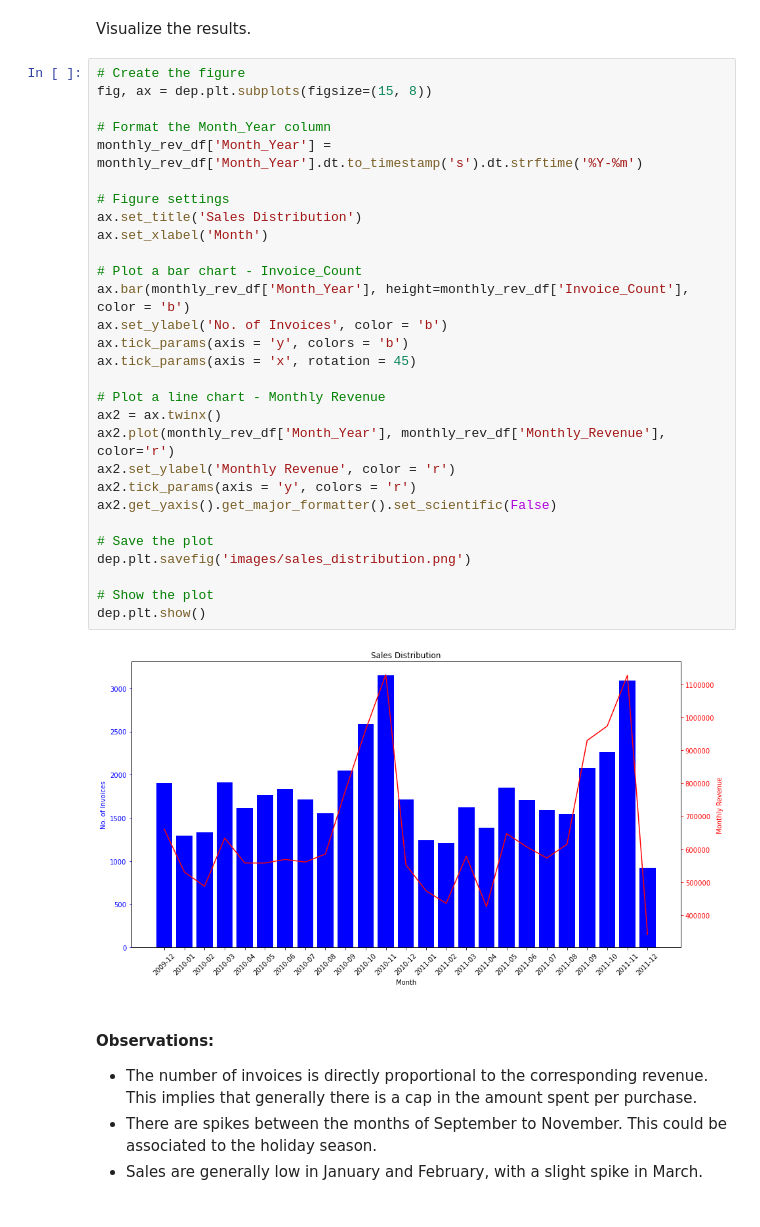
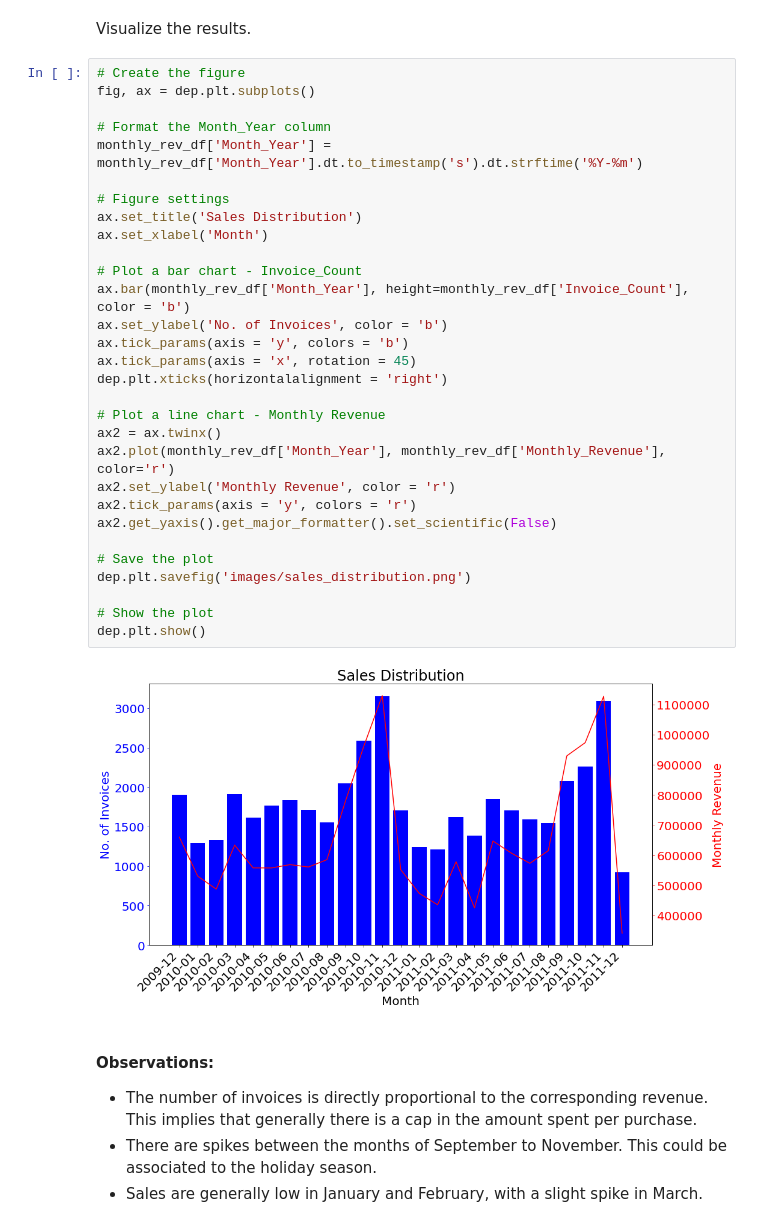
Before and after one commit to mwaurahmn/clv_rfm, a Jupyter notebook: Sales Analysis.ipynb, the cells around one changed output. Saved outputs shown, nothing was run; the diff lists cells and outputs as text.

```diff
--- a/Sales Analysis.ipynb
+++ b/Sales Analysis.ipynb
@@ -179,35 +179,36 @@ monthly_rev_df.head()
 Visualize the results.
 # %%
 # Create the figure
-fig, ax = dep.plt.subplots(figsize=(15, 8))
+fig, ax = dep.plt.subplots()
 
 # Format the Month_Year column
 monthly_rev_df['Month_Year'] = monthly_rev_df['Month_Year'].dt.to_timestamp('s').dt.strftime('%Y-%m')
 
 # Figure settings
 ax.set_title('Sales Distribution')
 ax.set_xlabel('Month')
 
 # Plot a bar chart - Invoice_Count
 ax.bar(monthly_rev_df['Month_Year'], height=monthly_rev_df['Invoice_Count'], color = 'b')
 ax.set_ylabel('No. of Invoices', color = 'b')
 ax.tick_params(axis = 'y', colors = 'b')
 ax.tick_params(axis = 'x', rotation = 45)
+dep.plt.xticks(horizontalalignment = 'right')
 
 # Plot a line chart - Monthly Revenue
 ax2 = ax.twinx()
 ax2.plot(monthly_rev_df['Month_Year'], monthly_rev_df['Monthly_Revenue'], color='r')
 ax2.set_ylabel('Monthly Revenue', color = 'r')
 ax2.tick_params(axis = 'y', colors = 'r')
 ax2.get_yaxis().get_major_formatter().set_scientific(False)
 
 # Save the plot
 dep.plt.savefig('images/sales_distribution.png')
 
 # Show the plot
 dep.plt.show()
 # %% [output]
-[figure, old version]
+[figure, new version]
 # %% [markdown]
 #### Observations:
 
```
Also changed, not shown: parts of 9 cells of this notebook, 4 other files.
